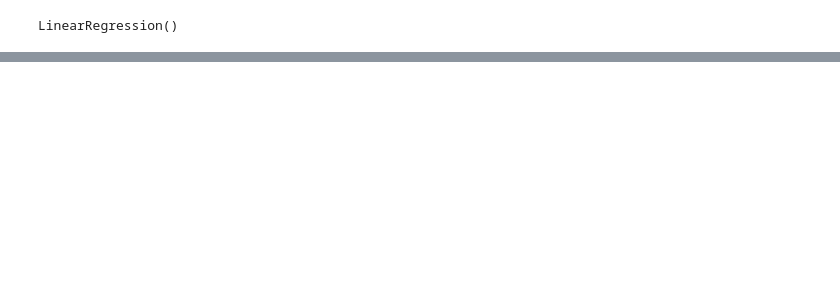
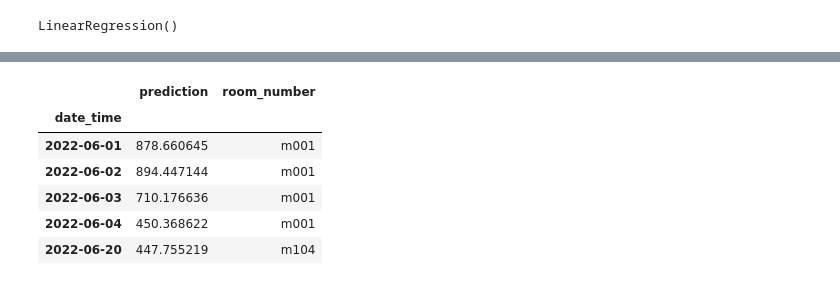
Before and after one commit to dan-vp/iot_co2_ampel_m, a Jupyter notebook: model_training.ipynb, the cells around one changed output, grey strips where cells are left out. Cells and saved outputs as stored; diff of their text form; code cells hidden in the pictures; blank space fills up the shorter version.

```diff
--- a/model_training.ipynb
+++ b/model_training.ipynb
@@ -246,0 +205,3 @@ Length: 1417, dtype: object
+# %%
+deployer.predict(x = deployer.x.head(5).drop(columns = ["CO2"], axis = 1), model = my_model.model)
+# %% [output]
@@ -246,0 +209,7 @@ Length: 1417, dtype: object
+|  | prediction | room_number |
+| date_time |  |  |
+| 2022-06-01 | 878.660645 | m001 |
+| 2022-06-02 | 894.447144 | m001 |
+| 2022-06-03 | 710.176636 | m001 |
+| 2022-06-04 | 450.368622 | m001 |
+| 2022-06-20 | 447.755219 | m104 |
```
Also changed, not shown: parts of 24 cells of this notebook.
